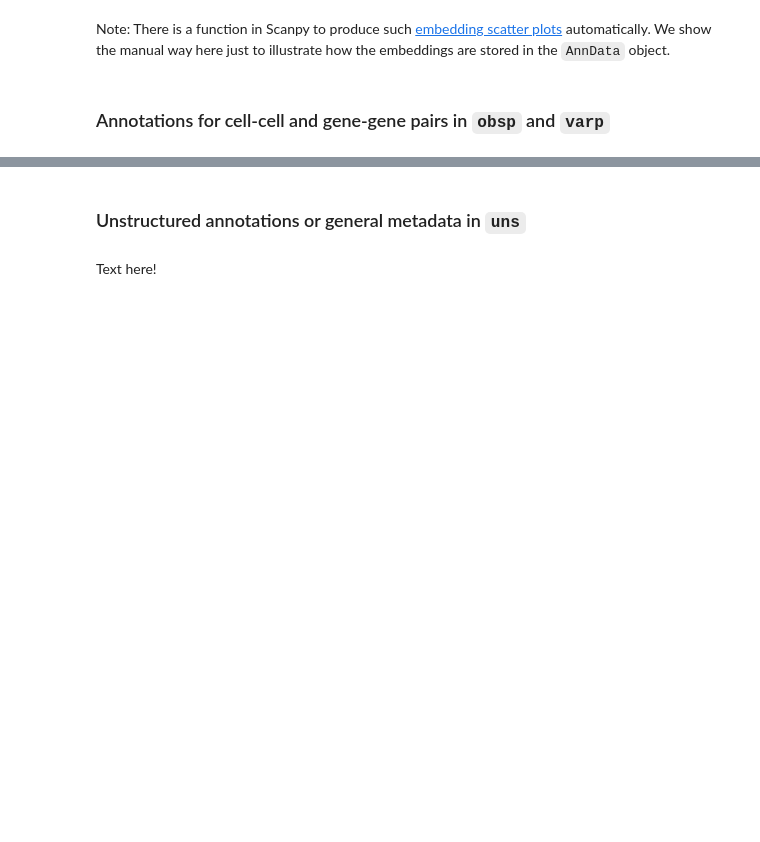
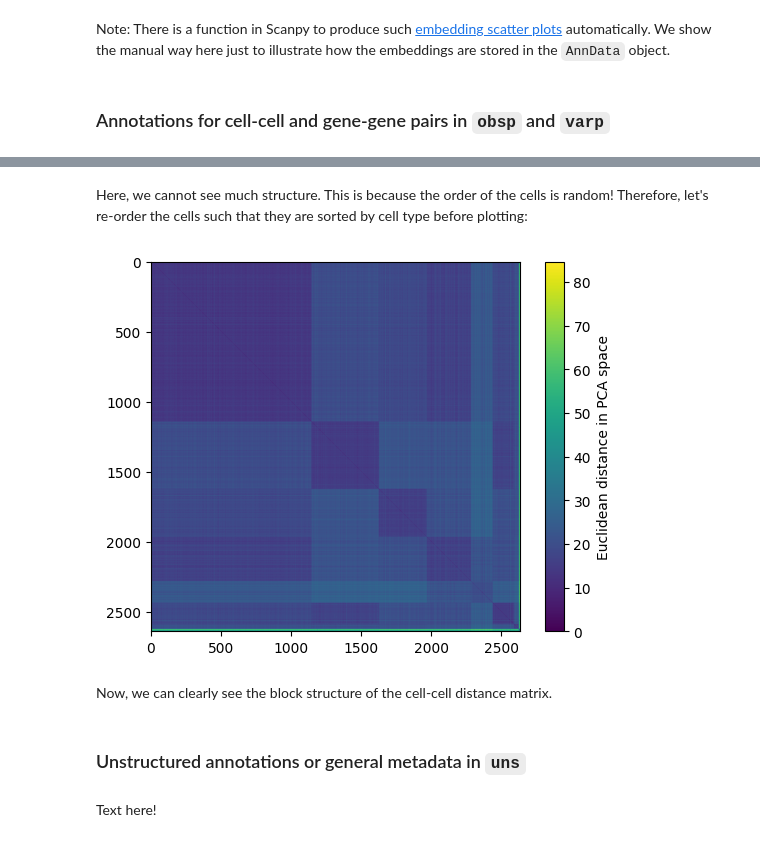
Before and after one commit to scverse/scverse-tutorials, a Jupyter notebook: docs/notebooks/getting_started.ipynb, the cells around one changed output, grey strips where cells are left out. Cells and saved outputs as stored; diff of their text form; code cells hidden in the pictures; blank space fills up the shorter version.

```diff
--- a/docs/notebooks/getting_started.ipynb
+++ b/docs/notebooks/getting_started.ipynb
@@ -391,3 +444,16 @@ example = "more code here"
+# %% [markdown]
+Here, we cannot see much structure. This is because the order of the cells is random! Therefore, let's re-order the cells such that they are sorted by cell type before plotting:
+# %%
+#generate numerical index to sort cells by louvain cluster assignments
+reorder_by_celltype = np.argsort(adata.obs['louvain'])
+#same distance matrix plot as before, but with the `adata` object reordered!
+plt.imshow(adata[reorder_by_celltype,:].obsp['distances_all'])
+plt.colorbar(label='Euclidean distance in PCA space')
+plt.show()
+# %% [output]
+[figure, added]
+# %% [markdown]
+Now, we can clearly see the block structure of the cell-cell distance matrix.
 # %% [markdown]
 ### Unstructured annotations or general metadata in `uns`
 # %% [markdown]
```
Also changed, not shown: parts of 51 cells of this notebook.
